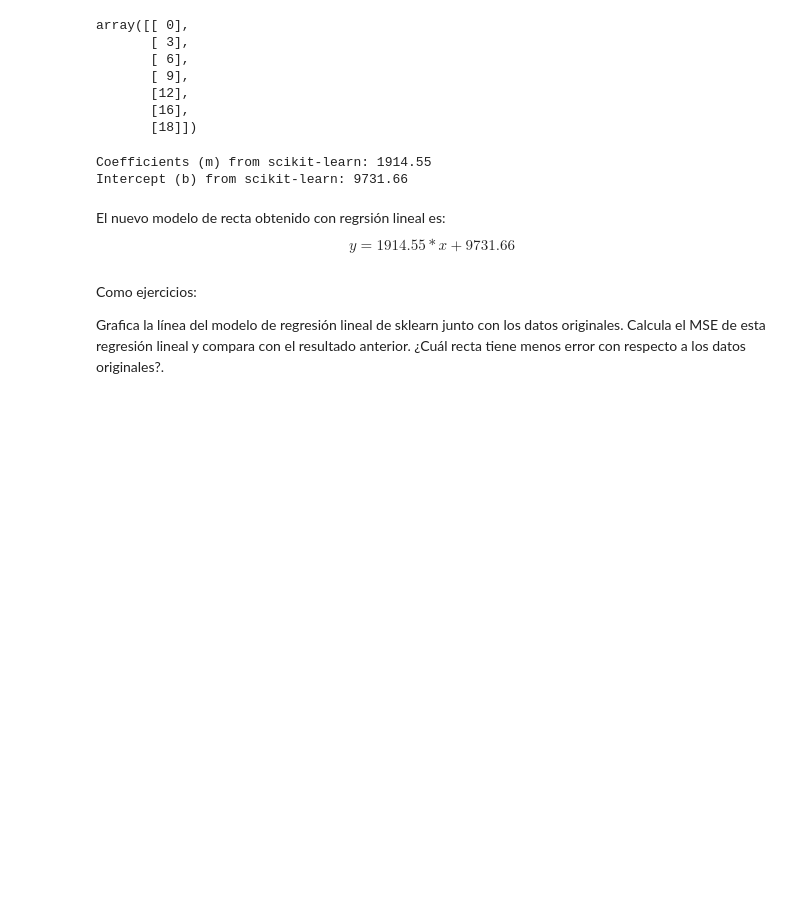
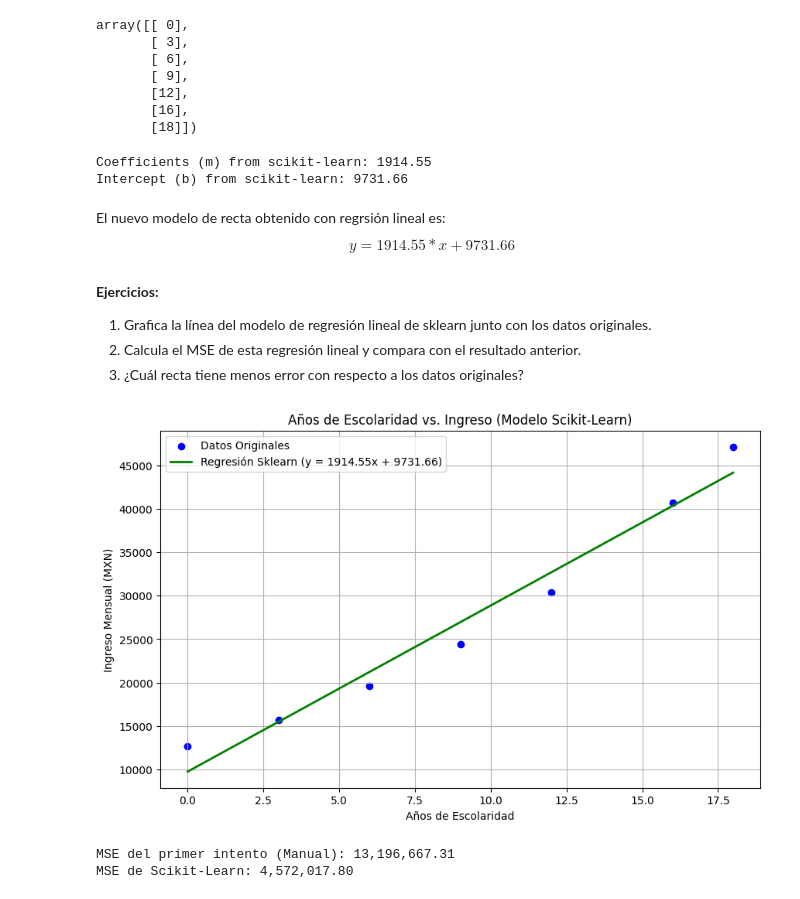
Before and after one commit to JoseLLoredoHdz/mineria, a Jupyter notebook: MineriaDeDatos2.ipynb, the cells around one changed output. Drawn from its saved outputs; the diff is of its cells as text; code cells hidden in the pictures; blank space fills up the shorter version.

Commit message:
guardo con los ejercicios del 1 al 2 falta responder pregunta 3

```diff
--- a/MineriaDeDatos2.ipynb
+++ b/MineriaDeDatos2.ipynb
@@ -663,8 +663,38 @@ Intercept (b) from scikit-learn: 9731.66
 El nuevo modelo de recta obtenido con regrsión lineal es:
 $$ y = 1914.55 * x + 9731.66 $$
 # %% [markdown]
-Como ejercicios:
-
-Grafica la línea del modelo de regresión lineal de sklearn junto con los datos originales.
-Calcula el MSE de esta regresión lineal y compara con el resultado anterior.
-¿Cuál recta tiene menos error con respecto a los datos originales?.
+**Ejercicios:**
+1. Grafica la línea del modelo de regresión lineal de sklearn junto con los datos originales.
+2. Calcula el MSE de esta regresión lineal y compara con el resultado anterior.
+3. ¿Cuál recta tiene menos error con respecto a los datos originales?
+# %%
+# Calcular los nuevos valores predichos con el modelo de sklearn
+y_pred_sklearn = m_sklearn * anios_escolaridad + b_sklearn
+
+plt.figure(figsize=(10, 6))
+plt.scatter(anios_escolaridad, ingreso_mensual_estimado_mx, color='blue', label='Datos Originales')
+plt.plot(anios_escolaridad, y_pred_sklearn, color='green', linewidth=2, label=f'Regresión Sklearn (y = {m_sklearn:.2f}x + {b_sklearn:.2f})')
+
+plt.title('Años de Escolaridad vs. Ingreso (Modelo Scikit-Learn)')
+plt.xlabel('Años de Escolaridad')
+plt.ylabel('Ingreso Mensual (MXN)')
+plt.legend()
+plt.grid(True)
+plt.show()
+# %% [output]
+[figure, added]
+# %%
+# 1. Errores
+errores_sklearn = ingreso_mensual_estimado_mx - y_pred_sklearn
+
+# 2. Errores al cuadrado
+cuadrados_sklearn = errores_sklearn**2
+
+# 3. MSE (Promedio de los cuadrados)
+mse_sklearn = np.mean(cuadrados_sklearn)
+
+print(f"MSE del primer intento (Manual): {mse:,.2f}")
+print(f"MSE de Scikit-Learn: {mse_sklearn:,.2f}")
+# %% [output]
+MSE del primer intento (Manual): 13,196,667.31
+MSE de Scikit-Learn: 4,572,017.80
```
